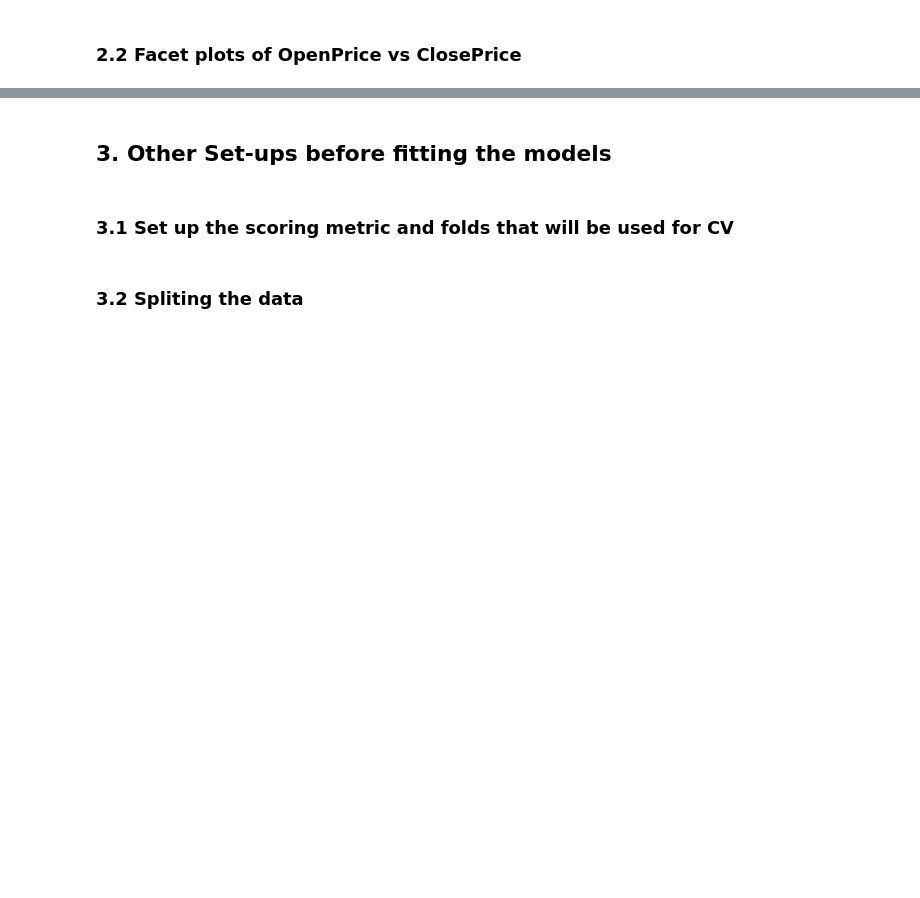
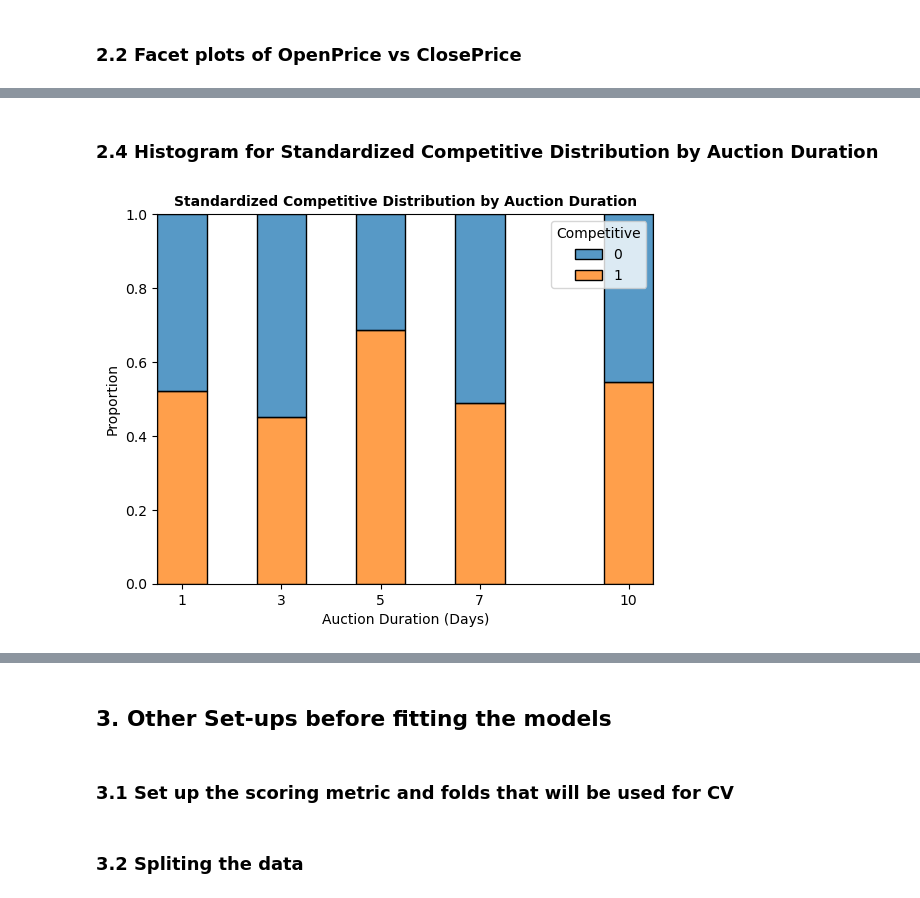
Before and after one commit to Jitao-Z/RSM8413_Case_1, a Jupyter notebook: case_1_analysis.ipynb, the cells around one changed output, grey strips where cells are left out. Cells and saved outputs as stored; diff of their text form; code cells hidden in the pictures; blank space fills up the shorter version.

```diff
--- a/case_1_analysis.ipynb
+++ b/case_1_analysis.ipynb
@@ -224,0 +241,16 @@ plt.show()
+# %% [markdown]
+### 2.4 Histogram for Standardized Competitive Distribution by Auction Duration
+# %%
+ax = sns.histplot(x="Duration", hue="Competitive", discrete=True, multiple="fill", data=ebay)
+ax.set_title("Standardized Competitive Distribution by Auction Duration", fontsize=10, fontweight='bold')
+ax.set_xlabel("Auction Duration (Days)", fontsize=10)
+ax.set_ylabel("Proportion", fontsize=10)
+
+# gemini used for these two lines here
+ax.set_xticks([1,3,5,7,10])
+ax.set_xticklabels([1,3,5,7,10])
+legend = ax.get_legend()
+legend.set_bbox_to_anchor((1,1))
+legend.set_loc('upper right')
+# %% [output]
+[figure, added]
```
Also changed, not shown: parts of 47 cells of this notebook.
